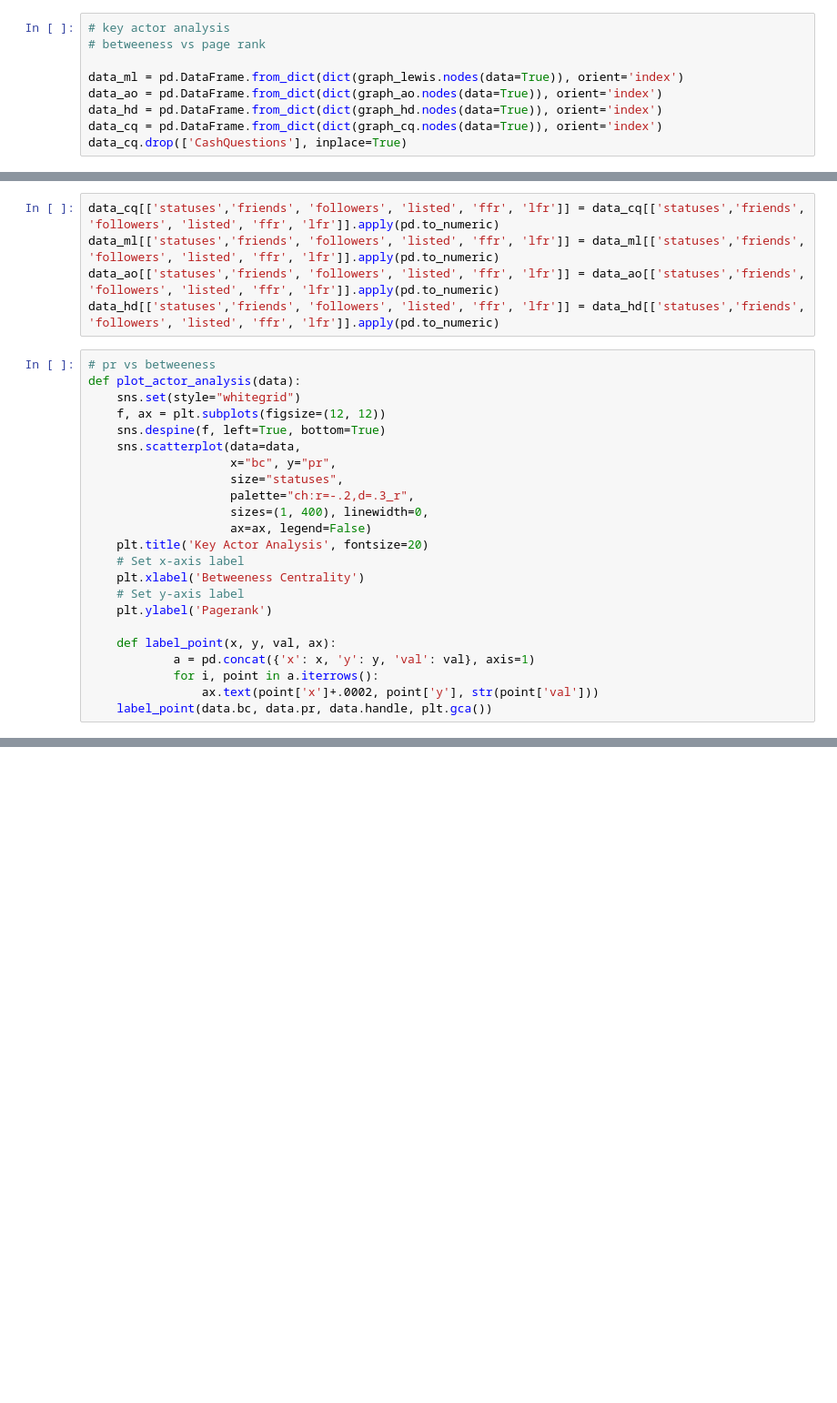
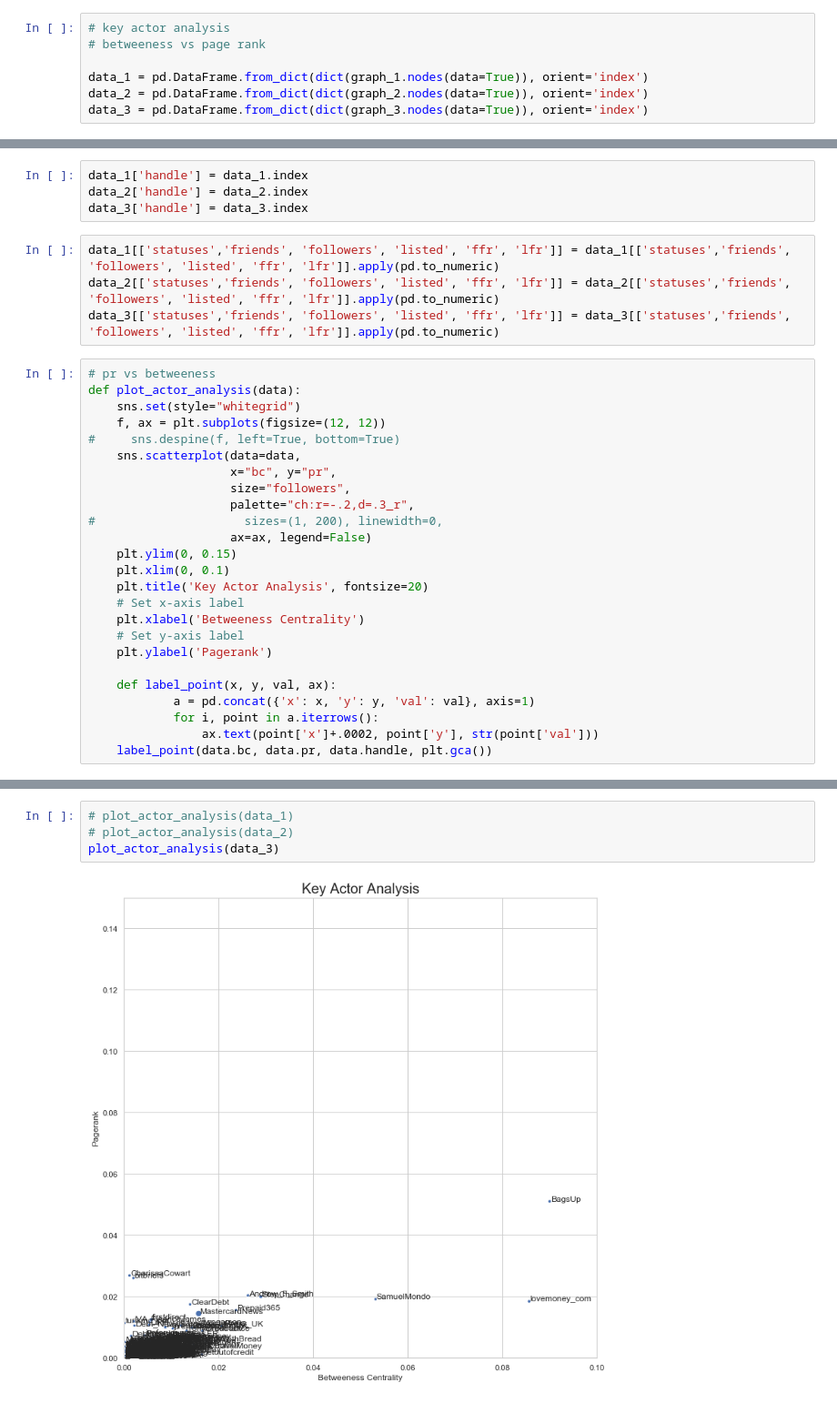
Before and after one commit to theDataFox/sentiment-influencer-app, a Jupyter notebook: notebooks/00-ljj-influencer-analysis.ipynb, the cells around one changed output, grey strips where cells are left out. Shown: that part at 91% size. Cells and saved outputs as stored; diff of their text form; blank space fills up the shorter version.

```diff
--- a/notebooks/00-ljj-influencer-analysis.ipynb
+++ b/notebooks/00-ljj-influencer-analysis.ipynb
@@ -98,8 +97,6 @@ list(set(hd_list).intersection(ml_list).intersection(ao_list))
 # key actor analysis
 # betweeness vs page rank
 
-data_ml = pd.DataFrame.from_dict(dict(graph_lewis.nodes(data=True)), orient='index')
-data_ao = pd.DataFrame.from_dict(dict(graph_ao.nodes(data=True)), orient='index')
-data_hd = pd.DataFrame.from_dict(dict(graph_hd.nodes(data=True)), orient='index')
-data_cq = pd.DataFrame.from_dict(dict(graph_cq.nodes(data=True)), orient='index')
-data_cq.drop(['CashQuestions'], inplace=True)
+data_1 = pd.DataFrame.from_dict(dict(graph_1.nodes(data=True)), orient='index')
+data_2 = pd.DataFrame.from_dict(dict(graph_2.nodes(data=True)), orient='index')
+data_3 = pd.DataFrame.from_dict(dict(graph_3.nodes(data=True)), orient='index')
@@ -111,20 +127,25 @@ data_hd['handle'] = data_hd.index
+# %%
+data_1['handle'] = data_1.index
+data_2['handle'] = data_2.index
+data_3['handle'] = data_3.index
 # %%
-data_cq[['statuses','friends', 'followers', 'listed', 'ffr', 'lfr']] = data_cq[['statuses','friends', 'followers', 'listed', 'ffr', 'lfr']].apply(pd.to_numeric)
-data_ml[['statuses','friends', 'followers', 'listed', 'ffr', 'lfr']] = data_ml[['statuses','friends', 'followers', 'listed', 'ffr', 'lfr']].apply(pd.to_numeric)
-data_ao[['statuses','friends', 'followers', 'listed', 'ffr', 'lfr']] = data_ao[['statuses','friends', 'followers', 'listed', 'ffr', 'lfr']].apply(pd.to_numeric)
-data_hd[['statuses','friends', 'followers', 'listed', 'ffr', 'lfr']] = data_hd[['statuses','friends', 'followers', 'listed', 'ffr', 'lfr']].apply(pd.to_numeric)
+data_1[['statuses','friends', 'followers', 'listed', 'ffr', 'lfr']] = data_1[['statuses','friends', 'followers', 'listed', 'ffr', 'lfr']].apply(pd.to_numeric)
+data_2[['statuses','friends', 'followers', 'listed', 'ffr', 'lfr']] = data_2[['statuses','friends', 'followers', 'listed', 'ffr', 'lfr']].apply(pd.to_numeric)
+data_3[['statuses','friends', 'followers', 'listed', 'ffr', 'lfr']] = data_3[['statuses','friends', 'followers', 'listed', 'ffr', 'lfr']].apply(pd.to_numeric)
 # %%
 # pr vs betweeness
 def plot_actor_analysis(data):
     sns.set(style="whitegrid")
     f, ax = plt.subplots(figsize=(12, 12))
-    sns.despine(f, left=True, bottom=True)
+#     sns.despine(f, left=True, bottom=True)
     sns.scatterplot(data=data,
                     x="bc", y="pr",
-                    size="statuses",
+                    size="followers",
                     palette="ch:r=-.2,d=.3_r",
-                    sizes=(1, 400), linewidth=0,
+#                     sizes=(1, 200), linewidth=0,
                     ax=ax, legend=False)
+    plt.ylim(0, 0.15)
+    plt.xlim(0, 0.1)
     plt.title('Key Actor Analysis', fontsize=20)
     # Set x-axis label
     plt.xlabel('Betweeness Centrality')
@@ -148,0 +160,6 @@ ValueError: Could not interpret input 'pr'
+# %%
+# plot_actor_analysis(data_1)
+# plot_actor_analysis(data_2)
+plot_actor_analysis(data_3)
+# %% [output]
+[figure, added]
```
Also changed, not shown: parts of 21 cells of this notebook, 26 other files.
